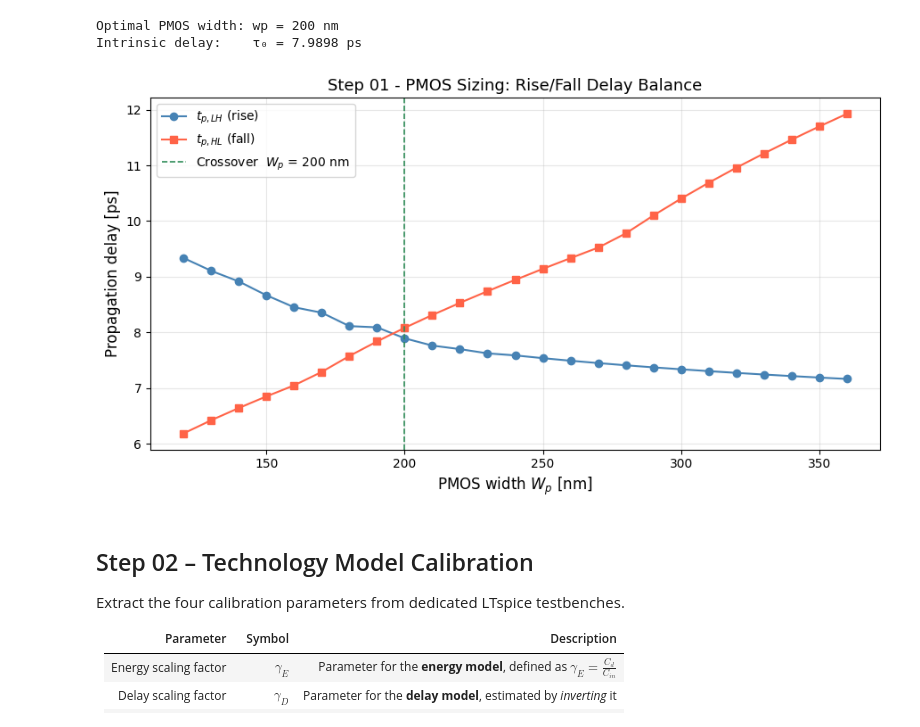
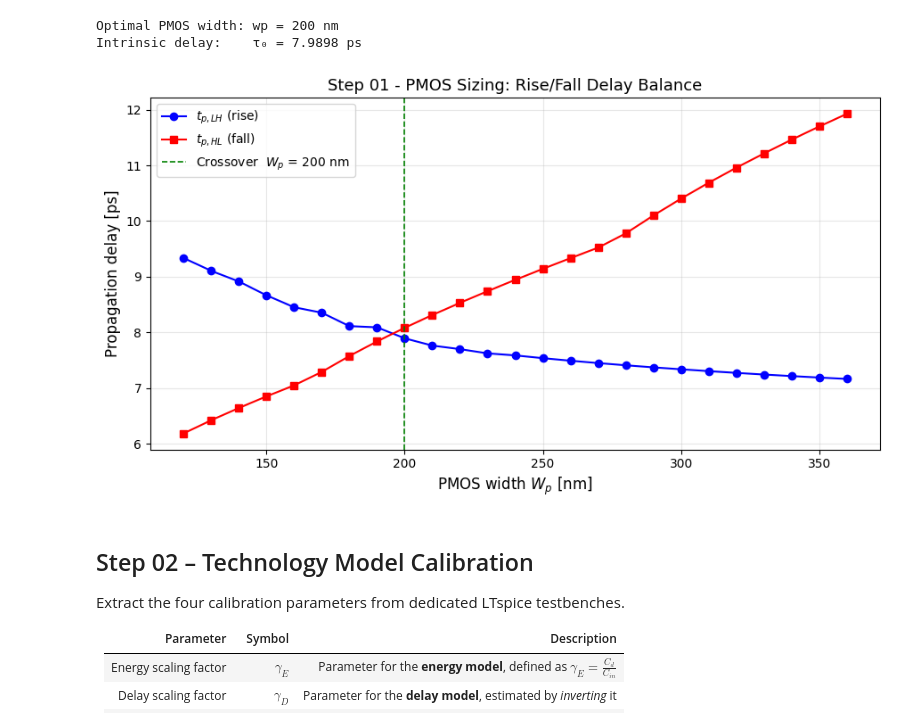
Before and after one commit to XBlayz/Low_power-projects, a Jupyter notebook: notebooks/project-01.ipynb, the cells around one changed output. Drawn from its saved outputs; the diff is of its cells as text; code cells hidden in the pictures.

```diff
--- a/notebooks/project-01.ipynb
+++ b/notebooks/project-01.ipynb
@@ -250,24 +250,24 @@ Intrinsic delay:    τ₀ = 7.9898 ps
 # %%
 # --- STEP 01.4: PLOT RISE/FALL DELAYS VS WP ---
 
 fig, ax = plt.subplots(figsize=(9, 5))
 ax.plot(df_sizing["wp_nm"], df_sizing["delay_rise"] * 1e12, "o-",
-        color="steelblue", label=r"$t_{p,LH}$ (rise)")
+        color="blue", label=r"$t_{p,LH}$ (rise)")
 ax.plot(df_sizing["wp_nm"], df_sizing["delay_fall"] * 1e12, "s-",
-        color="tomato",    label=r"$t_{p,HL}$ (fall)")
-ax.axvline(wp_rounded, color="seagreen", linestyle="--", linewidth=1.2,
+        color="red",    label=r"$t_{p,HL}$ (fall)")
+ax.axvline(wp_rounded, color="green", linestyle="--", linewidth=1.2,
            label=f"Crossover  $W_p$ = {wp_rounded} nm")
 
 ax.set_xlabel("PMOS width $W_p$ [nm]", fontsize=12)
 ax.set_ylabel("Propagation delay [ps]", fontsize=12)
 ax.set_title("Step 01 - PMOS Sizing: Rise/Fall Delay Balance", fontsize=13)
 ax.legend(fontsize=10)
 ax.grid(True, alpha=0.3)
 plt.tight_layout()
 plt.savefig(OUTPUT_FIG_FOLDER / "step01_pmos_sizing.png", dpi=300)
 plt.show()
 # %% [output]
-[figure, old version]
+[figure, new version]
 # %% [markdown]
 ## Step 02 – Technology Model Calibration
 
```
Also changed, not shown: parts of 4 cells of this notebook.
